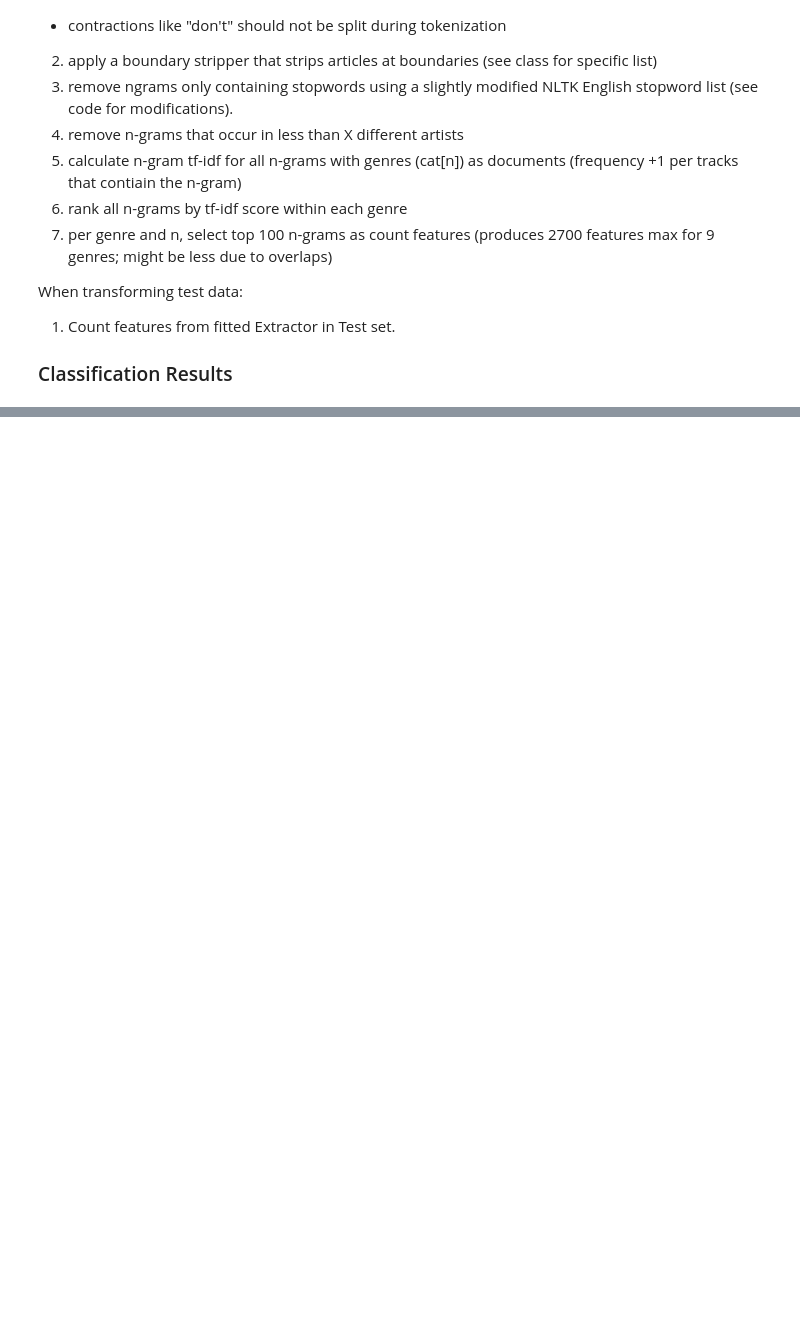
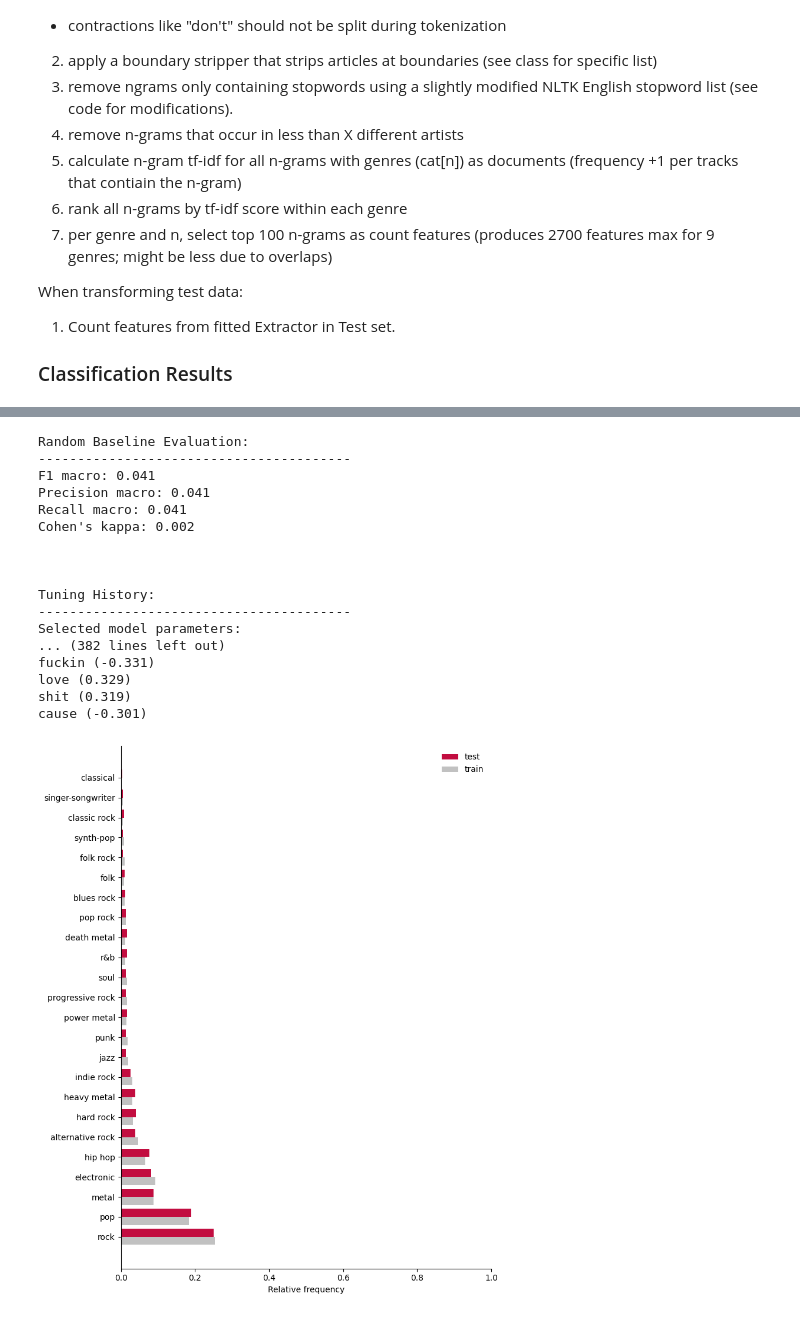
Before and after one commit to markusradke/LyricsGenreRecognition, a Jupyter notebook: notebooks/reporting/04_informed_ngram_approach.ipynb, the cells around one changed output, grey strips where cells are left out. Saved outputs shown, nothing was run; the diff lists cells and outputs as text; code cells hidden in the pictures; blank space fills up the shorter version.

```diff
--- a/notebooks/reporting/04_informed_ngram_approach.ipynb
+++ b/notebooks/reporting/04_informed_ngram_approach.ipynb
@@ -108 +86,22 @@ i'm bout to (-0.168)
 [figure]
+# %%
+report_model_evaluation(cat25)
+# %% [output]
+Random Baseline Evaluation:
+----------------------------------------
+F1 macro: 0.041
+Precision macro: 0.041
+Recall macro: 0.041
+Cohen's kappa: 0.002
+
+
+
+Tuning History:
+----------------------------------------
+Selected model parameters:
+... (382 lines left out)
+fuckin (-0.331)
+love (0.329)
+shit (0.319)
+cause (-0.301)
+[figure, added]
```
Also changed, not shown: parts of 4 cells of this notebook, 2 other files.
